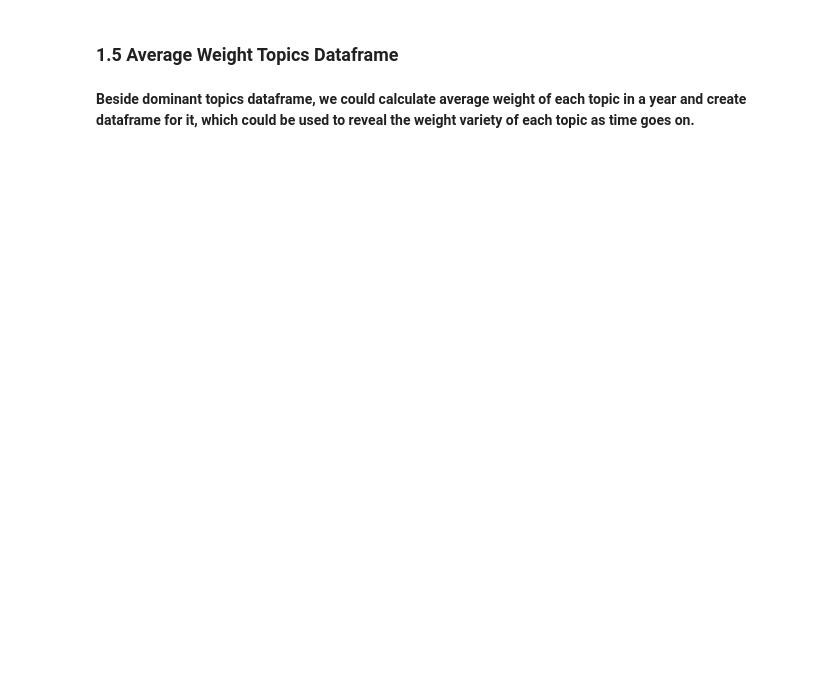
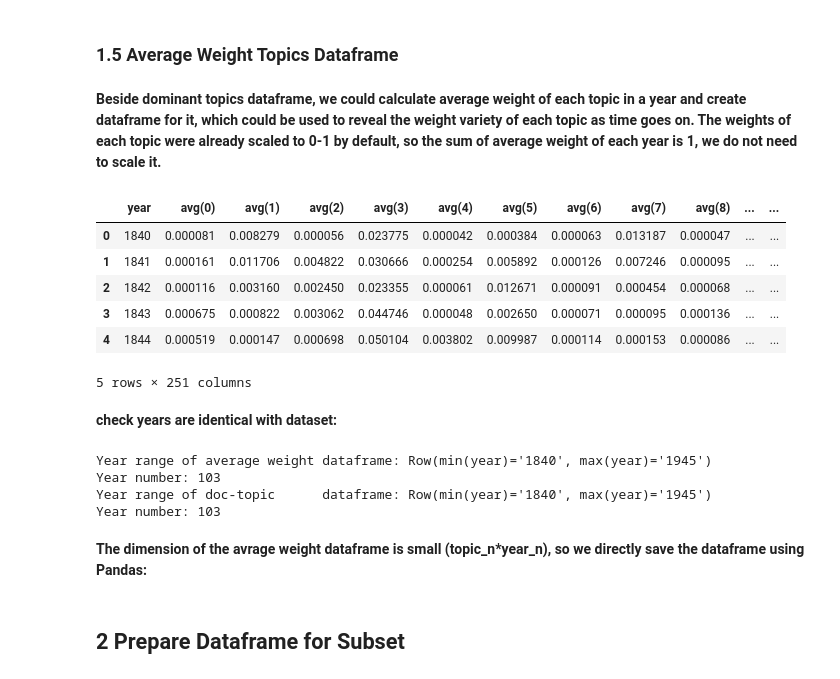
Before and after one commit to xandercai/papers-past-topic-modeling, a Jupyter notebook: 6-analyze/1-prepare.ipynb, the cells around one changed output. Saved outputs shown, nothing was run; the diff lists cells and outputs as text; code cells hidden in the pictures; blank space fills up the shorter version.

```diff
--- a/6-analyze/1-prepare.ipynb
+++ b/6-analyze/1-prepare.ipynb
@@ -68,7 +69,8 @@ df_topics = (
     .load(path)
 )
 # %%
-print('Shape of dataframe: ({}, {})'.format(df_topics.count(), len(df_topics.columns)))
+topic_number = df_topics.count()
+print('Shape of dataframe: ({}, {})'.format(topic_number, len(df_topics.columns)))
 df_topics.show(20, False)
 # %% [output]
 Shape of dataframe: (250, 3)
@@ -139,7 +137,7 @@ Shape of dataframe: (160140, 252)
 def argmax(cols, *args):
     return [c for c, v in zip(cols, args) if v == max(args)][0]
 
-def find_dominant_topic(df):
+def search_dominant(df):
     """
     find the dominant topic of each sample/row/document
     input: dataframe of weight of each topic
@@ -150,7 +148,7 @@ def find_dominant_topic(df):
             .withColumn('dominant',argmax_udf(df.columns[2:])(*df.columns[2:]))
             .select(F.col('index').alias('index_'), F.col('dominant')))
 
-df_dominant = find_dominant_topic(df_doctopic)
+df_dominant = search_dominant(df_doctopic)
 
 # add the df_dominant to doc-topic matrix
 df_doctopic = (df_doctopic
@@ -176,7 +174,7 @@ Shape of dataframe: (160140, 253)
 **Here we only add "region" and "year" column as metadata. Since the full dataset has the "date" column, the accuracy of time could achieve "day" level, but currently we analyze data by "year" not by "day" or other unit, so for convenience we directly convert date to year.**
 # %%
 df_doctopic = (df_doctopic
-               .join(df_dataset, df_doctopic.id == df_dataset.id_)
+               .join(df_meta, df_doctopic.id == df_meta.id_)
                .withColumn('year', F.date_format('date', 'yyyy'))
                .drop('id_')
                .drop('date')
@@ -236,4 +234,35 @@ gunzip $1/domTopics.csv.gz
 # %% [markdown]
 ### 1.5 Average Weight Topics Dataframe
 # %% [markdown]
-**Beside dominant topics dataframe, we could calculate average weight of each topic in a year and create dataframe for it, which could be used to reveal the weight variety of each topic as time goes on.**
+**Beside dominant topics dataframe, we could calculate average weight of each topic in a year and create dataframe for it, which could be used to reveal the weight variety of each topic as time goes on. The weights of each topic were already scaled to 0-1 by default, so the sum of average weight of each year is 1, we do not need to scale it.**
+# %%
+df_avgweight = (df_doctopic.drop('index').drop('id').drop('dominant').drop('region')
+                .groupBy('year').avg().orderBy('year'))
+# %%
+df_avgweight.limit(5).toPandas().head()
+# %% [output]
+|  | year | avg(0) | avg(1) | avg(2) | avg(3) | avg(4) | avg(5) | avg(6) | avg(7) | avg(8) | ... | ... |
+| 0 | 1840 | 0.000081 | 0.008279 | 0.000056 | 0.023775 | 0.000042 | 0.000384 | 0.000063 | 0.013187 | 0.000047 | ... | ... |
+| 1 | 1841 | 0.000161 | 0.011706 | 0.004822 | 0.030666 | 0.000254 | 0.005892 | 0.000126 | 0.007246 | 0.000095 | ... | ... |
+| 2 | 1842 | 0.000116 | 0.003160 | 0.002450 | 0.023355 | 0.000061 | 0.012671 | 0.000091 | 0.000454 | 0.000068 | ... | ... |
+| 3 | 1843 | 0.000675 | 0.000822 | 0.003062 | 0.044746 | 0.000048 | 0.002650 | 0.000071 | 0.000095 | 0.000136 | ... | ... |
+| 4 | 1844 | 0.000519 | 0.000147 | 0.000698 | 0.050104 | 0.003802 | 0.009987 | 0.000114 | 0.000153 | 0.000086 | ... | ... |
+5 rows × 251 columns
+# %% [markdown]
+**check years are identical with dataset:**
+# %%
+print('Year range of average weight dataframe:',
+      df_avgweight.select(F.min('year'), F.max('year')).first(),
+      '\nYear number:',
+      df_avgweight.select('year').distinct().count())
+print('Year range of doc-topic      dataframe:',
+      df_doctopic.select(F.min('year'), F.max('year')).first(),
+      '\nYear number:',
+      df_doctopic.select('year').distinct().count())
+# %% [output]
+Year range of average weight dataframe: Row(min(year)='1840', max(year)='1945')
+Year number: 103
+Year range of doc-topic      dataframe: Row(min(year)='1840', max(year)='1945')
+Year number: 103
+# %% [markdown]
+**The dimension of the avrage weight dataframe is small (topic_n\*year_n), so we directly save the dataframe using Pandas:**
@@ -239,0 +273,2 @@ gunzip $1/domTopics.csv.gz
+# %% [markdown]
+## 2 Prepare Dataframe for Subset
```
Also changed, not shown: parts of 29 cells of this notebook.
